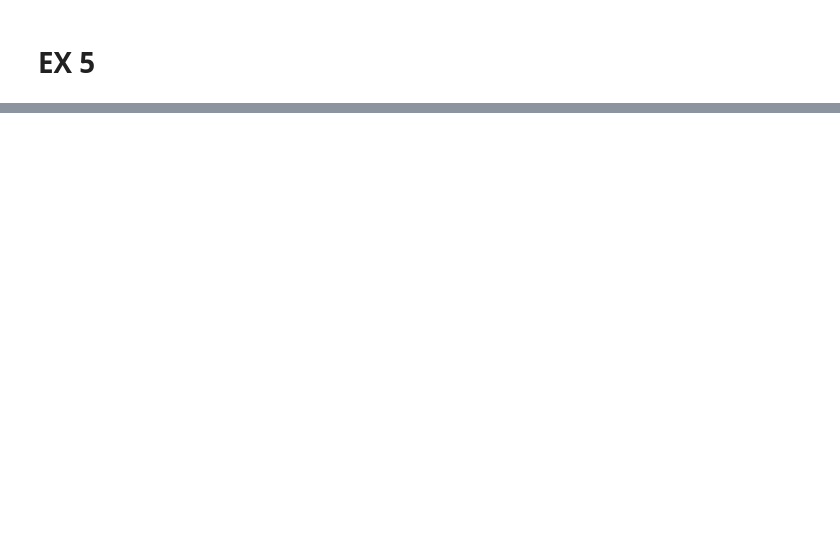
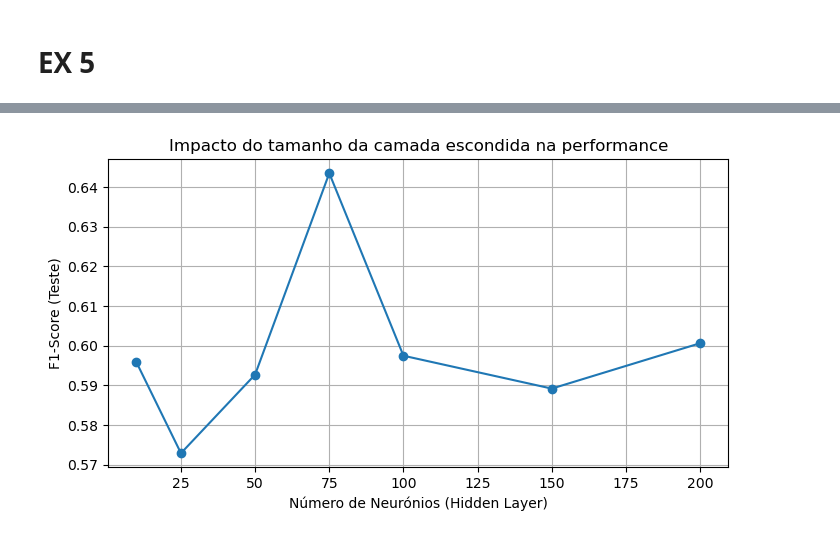
Before and after one commit to Xaneca/TCD_2025, a Jupyter notebook: B/mainClassifierOrganized.ipynb, the cells around one changed output, grey strips where cells are left out. Cells and saved outputs as stored; diff of their text form; code cells hidden in the pictures; blank space fills up the shorter version.

```diff
--- a/B/mainClassifierOrganized.ipynb
+++ b/B/mainClassifierOrganized.ipynb
@@ -875,4 +991,2 @@ Neurónios  | F1-Score
 # %% [markdown]
 ## 4.3
-# %%
-metrics = createMLP(X_train, y_train, X_test, y_test, label="4.2 - variable learning rate", learning_rate_type='adaptive', momentum=0.9)
@@ -926,27 +1113,28 @@ import pandas as pd
 # Certifique-se de que a classe NeuralNetwork (o código grande anterior) já foi executada/importada
 
 # 1. Definir a arquitetura
-# X_train_scaled.shape[1] dá-nos o número de colunas (features) automaticamente
-input_size = X_train_scaled.shape[1]
-hidden_size = 100
-output_size = int(np.max(y_train)) + 1
+# X_train_orig[:, bfs].shape[1] dá-nos o número de colunas (features) automaticamente
+input_size = X_train_orig[:, bfs].shape[1]
+hidden_size = 50
+output_size = int(np.max(y_train_orig)) + 1
+print(output_size)
 
 layer_sizes = [input_size, hidden_size, output_size]
 
 # 2. Criar a rede
 # Nota: Use o nome da classe que definiu (NeuralNetwork ou OurMLP)
-nn = OurNeuralNetwork(layer_sizes, activation="sigmoid", learning_rate=1.0)
+nn = OurNeuralNetwork(layer_sizes, activation="relu", learning_rate=0.1)
 
 # 3. Treinar com os dados SCALED
 print("A iniciar treino...")
 # O método train usa o forward -> backward -> update weights repetidamente
-history = nn.train(X_train_scaled, y_train, epochs=1000)
+history = nn.train(X_train_orig[:, bfs], y_train_orig, epochs=1000)
 
 # 4. Agora sim: Usar o Teste (Respondendo à sua pergunta)
 print("\nA fazer previsões no conjunto de Teste...")
 # O predict serve para QUALQUER dado. Aqui passamos o X_test (que tmb deve estar scaled)
-preds_test = nn.evaluate(X_test_scaled, y_test) # Assumindo que você tem um X_test_scaled
+preds_test = nn.evaluate(X_test[:, bfs], y_test) # Assumindo que você tem um X_test_scaled
 
-preds_reais = nn.predict(X_test_scaled)
+preds_reais = nn.predict(X_test[:, bfs])
 
 print("\nPrevisões (primeiras 10):", preds_reais[:10])
@@ -970,0 +1143,68 @@ Previsões (primeiras 10): [1 1 1 1 1 1 1 1 1 1]
+# %%
+# RUN TIME: 4 min 25 seg
+
+input_size = X_train_orig[:, bfs].shape[1]
+output_size = len(np.unique(y_train_orig)) + 1
+
+sizes_to_test = [10, 25, 50, 75, 100, 150, 200]
+
+best_f1 = -1
+best_size = None
+results_history = []
+
+print(f"Input Size: {input_size} | Output Size: {output_size}")
+print("===========================================")
+
+# --- Loop de Teste ---
+for hidden_size in sizes_to_test:
+    np.random.seed(SEED)
+
+    print(f"\n---> A testar Hidden Layer Size: {hidden_size}...")
+
+    # 2. Definir arquitetura para este loop
+    layer_sizes = [input_size, hidden_size, output_size]
+
+    # 3. Criar a rede (Reiniciar a cada loop para não aproveitar pesos anteriores)
+    nn = OurNeuralNetwork(layer_sizes, activation="relu", learning_rate=0.1)
+
+    # 4. Treinar
+    history = nn.train(X_train_orig[:, bfs], y_train_orig, epochs=1000)
+
+    # 5. Avaliar no Teste
+    metrics = nn.evaluate(X_test[:, bfs], y_test, label=f"Size {hidden_size}")
+
+    current_f1 = metrics["f1-score"]
+
+    # Guardar para tabela final
+    results_history.append({
+        "hidden_size": hidden_size,
+        "f1-score": current_f1,
+        "precision": metrics.get("precision", 0),
+        "recall": metrics.get("recall", 0)
+    })
+
+    # 6. Verificar se é o melhor até agora
+    if current_f1 > best_f1:
+        best_f1 = current_f1
+        best_size = hidden_size
+
+# --- Apresentação dos Resultados ---
+print("\n===========================================")
+print(f"MELHOR CONFIGURAÇÃO ENCONTRADA")
+print(f"Melhor nº de neurónios: {best_size}")
+print(f"Melhor F1-Score: {best_f1:.5f}")
+print("===========================================")
+
+# Mostrar tabela resumo
+df_results = pd.DataFrame(results_history)
+display(df_results)
+
+# (Opcional) Gráfico da evolução
+plt.figure(figsize=(8, 4))
+plt.plot(df_results["hidden_size"], df_results["f1-score"], marker='o', linestyle='-')
+plt.xlabel("Número de Neurónios (Hidden Layer)")
+plt.ylabel("F1-Score (Teste)")
+plt.title("Impacto do tamanho da camada escondida na performance")
+plt.grid(True)
+plt.show()
+# %% [output]
@@ -970,0 +1236 @@ Previsões (primeiras 10): [1 1 1 1 1 1 1 1 1 1]
+[figure, added]
```
Also changed, not shown: parts of 27 cells of this notebook.
